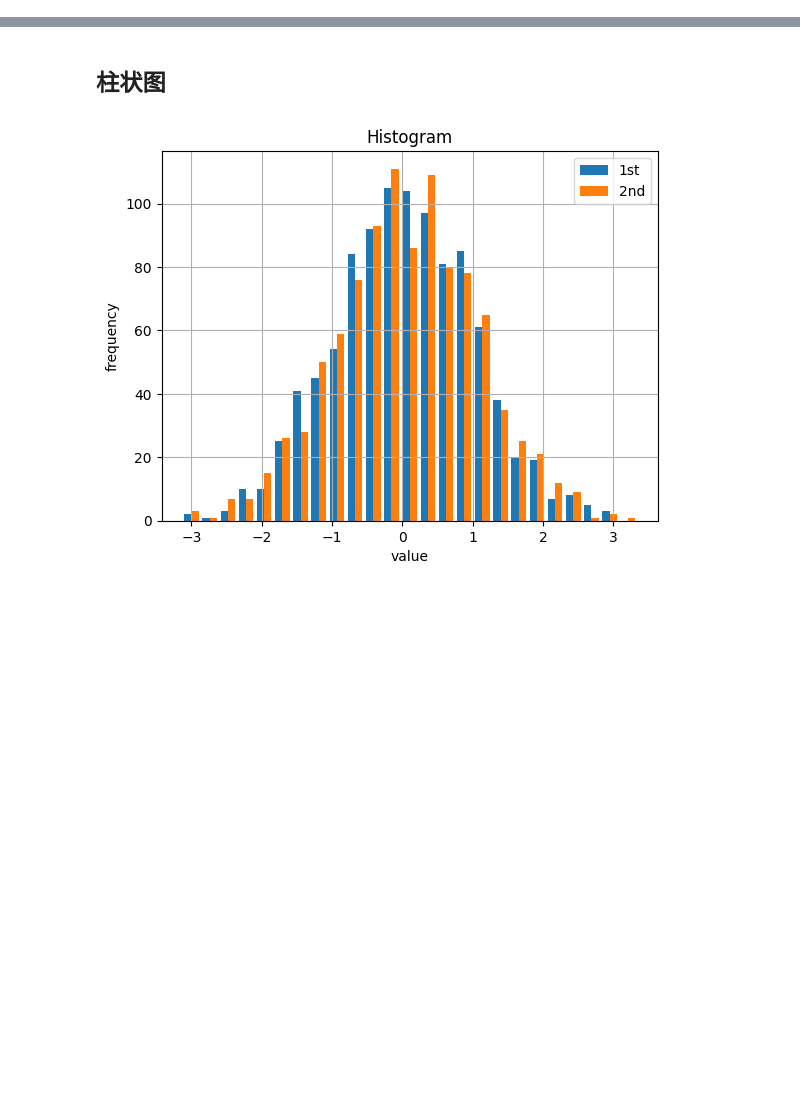
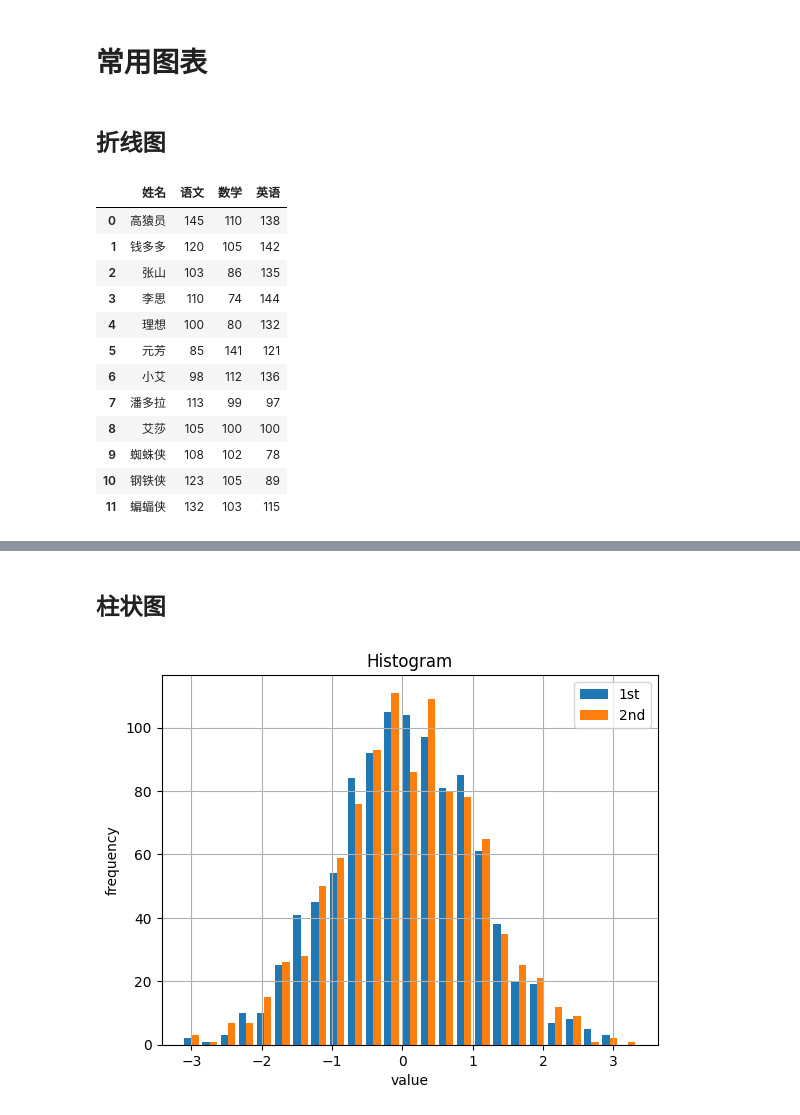
Before and after one commit to tcfh2016/knowledge-map, a Jupyter notebook: Techs/data-science/visualization/matplotlib/kinds_of_plot/kinds_of_plots.ipynb, the cells around one changed output, grey strips where cells are left out. Drawn from its saved outputs; the diff is of its cells as text; code cells hidden in the pictures; blank space fills up the shorter version.

```diff
--- a/Techs/data-science/visualization/matplotlib/kinds_of_plot/kinds_of_plots.ipynb
+++ b/Techs/data-science/visualization/matplotlib/kinds_of_plot/kinds_of_plots.ipynb
@@ -0,0 +1,25 @@
+# %% [markdown]
+# 常用图表
+# %% [markdown]
+## 折线图
+# %%
+import numpy as np
+import pandas as pd
+import matplotlib.pyplot as plt
+
+df_linechart = pd.read_excel('折线图数据.xls')
+df_linechart
+# %% [output]
+|  | 姓名 | 语文 | 数学 | 英语 |
+| 0 | 高猿员 | 145 | 110 | 138 |
+| 1 | 钱多多 | 120 | 105 | 142 |
+| 2 | 张山 | 103 | 86 | 135 |
+| 3 | 李思 | 110 | 74 | 144 |
+| 4 | 理想 | 100 | 80 | 132 |
+| 5 | 元芳 | 85 | 141 | 121 |
+| 6 | 小艾 | 98 | 112 | 136 |
+| 7 | 潘多拉 | 113 | 99 | 97 |
+| 8 | 艾莎 | 105 | 100 | 100 |
+| 9 | 蜘蛛侠 | 108 | 102 | 78 |
+| 10 | 钢铁侠 | 123 | 105 | 89 |
+| 11 | 蝙蝠侠 | 132 | 103 | 115 |
```
Also changed, not shown: parts of 1 cell of this notebook, 6 other files.
